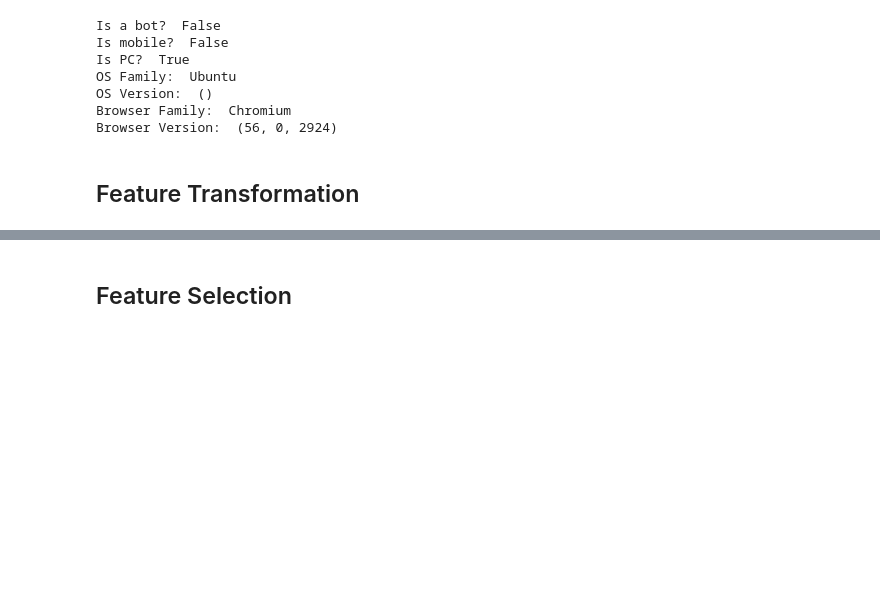
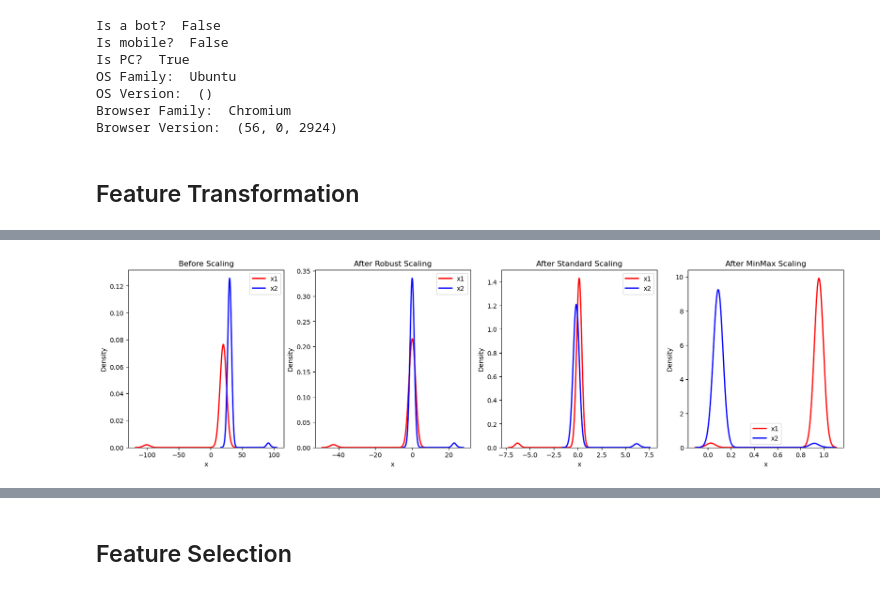
Before and after one commit to KasaiHarcore/Artificial-Intelligent-Skills, a Jupyter notebook: 6. Data Analysis/5. Feature Engineering.ipynb, the cells around one changed output, grey strips where cells are left out. Cells and saved outputs as stored; diff of their text form; code cells hidden in the pictures; blank space fills up the shorter version.

```diff
--- a/6. Data Analysis/5. Feature Engineering.ipynb
+++ b/6. Data Analysis/5. Feature Engineering.ipynb
@@ -695,0 +883,61 @@ Browser Version:  (56, 0, 2924)
+# %%
+import pandas as pd
+import numpy as np
+from sklearn.preprocessing import RobustScaler, MinMaxScaler, StandardScaler
+import matplotlib
+import matplotlib.pyplot as plt
+import seaborn as sns
+
+# data
+x = pd.DataFrame({
+    # Distribution with lower outliers
+    'x1': np.concatenate([np.random.normal(20, 2, 1000), np.random.normal(-100, 2, 25)]),
+    # Distribution with higher outliers
+    'x2': np.concatenate([np.random.normal(30, 2, 1000), np.random.normal(90, 2, 25)]),
+})
+
+# robust scaler
+scaler = RobustScaler()
+robust_df = scaler.fit_transform(x)
+robust_df = pd.DataFrame(robust_df, columns =['x1', 'x2'])
+
+# standard scaler
+scaler = StandardScaler()
+standard_df = scaler.fit_transform(x)
+standard_df = pd.DataFrame(standard_df, columns =['x1', 'x2'])
+
+# minmax scaler
+scaler = MinMaxScaler()
+minmax_df = scaler.fit_transform(x)
+minmax_df = pd.DataFrame(minmax_df, columns =['x1', 'x2'])
+
+# visualization
+fig, (ax1, ax2, ax3, ax4) = plt.subplots(ncols = 4, figsize =(20, 5))
+
+ax1.set_title('Before Scaling')
+ax1.set_xlabel('x')
+sns.kdeplot(x['x1'], ax = ax1, color ='r', linewidth=2)
+sns.kdeplot(x['x2'], ax = ax1, color ='b', linewidth=2)
+ax1.legend(['x1', 'x2'])
+
+ax2.set_title('After Robust Scaling')
+ax2.set_xlabel('x')
+sns.kdeplot(robust_df['x1'], ax = ax2, color ='r', linewidth=2)
+sns.kdeplot(robust_df['x2'], ax = ax2, color ='b', linewidth=2)
+ax2.legend(['x1', 'x2'])
+
+ax3.set_title('After Standard Scaling')
+ax3.set_xlabel('x')
+sns.kdeplot(standard_df['x1'], ax = ax3, color ='r', linewidth=2)
+sns.kdeplot(standard_df['x2'], ax = ax3, color ='b' , linewidth=2)
+ax3.legend(['x1', 'x2'])
+
+ax4.set_title('After MinMax Scaling')
+ax4.set_xlabel('x')
+sns.kdeplot(minmax_df['x1'], ax = ax4, color ='r', linewidth=2)
+sns.kdeplot(minmax_df['x2'], ax = ax4, color ='b', linewidth=2)
+ax4.legend(['x1', 'x2'])
+
+plt.show()
+# %% [output]
+[figure, added]
```
Also changed, not shown: parts of 30 cells of this notebook.
